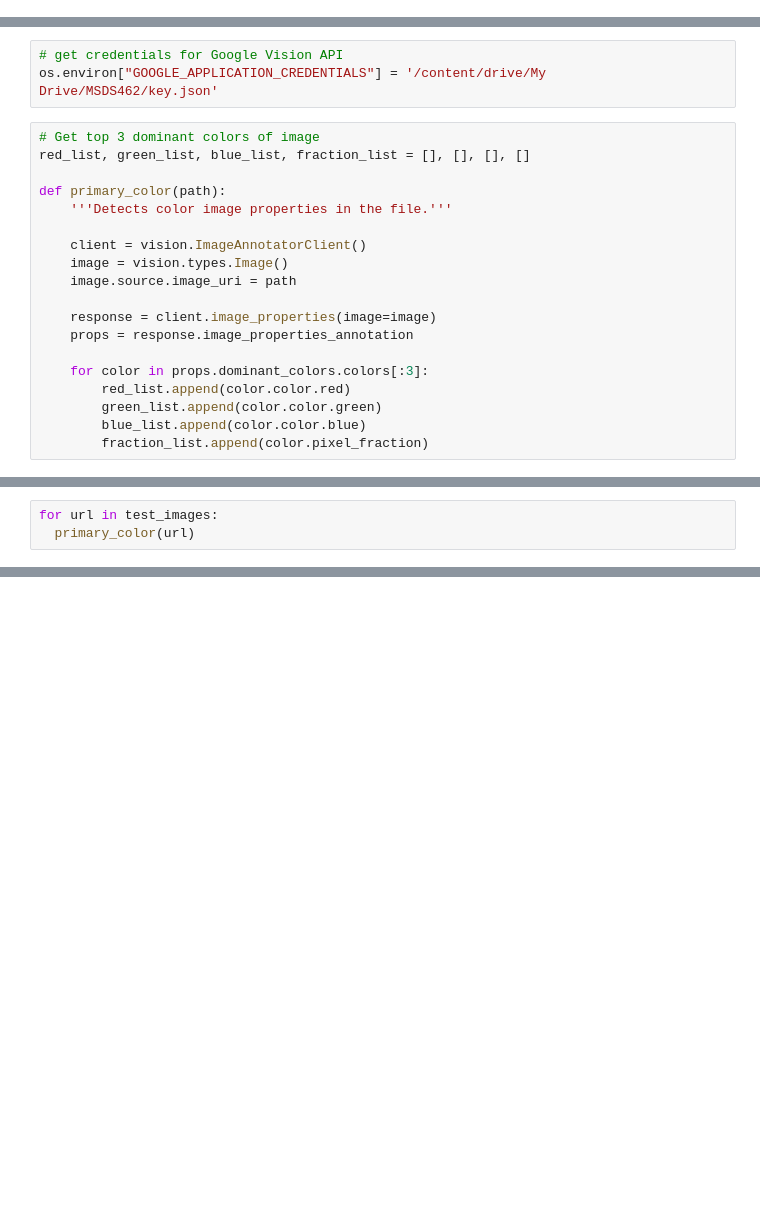
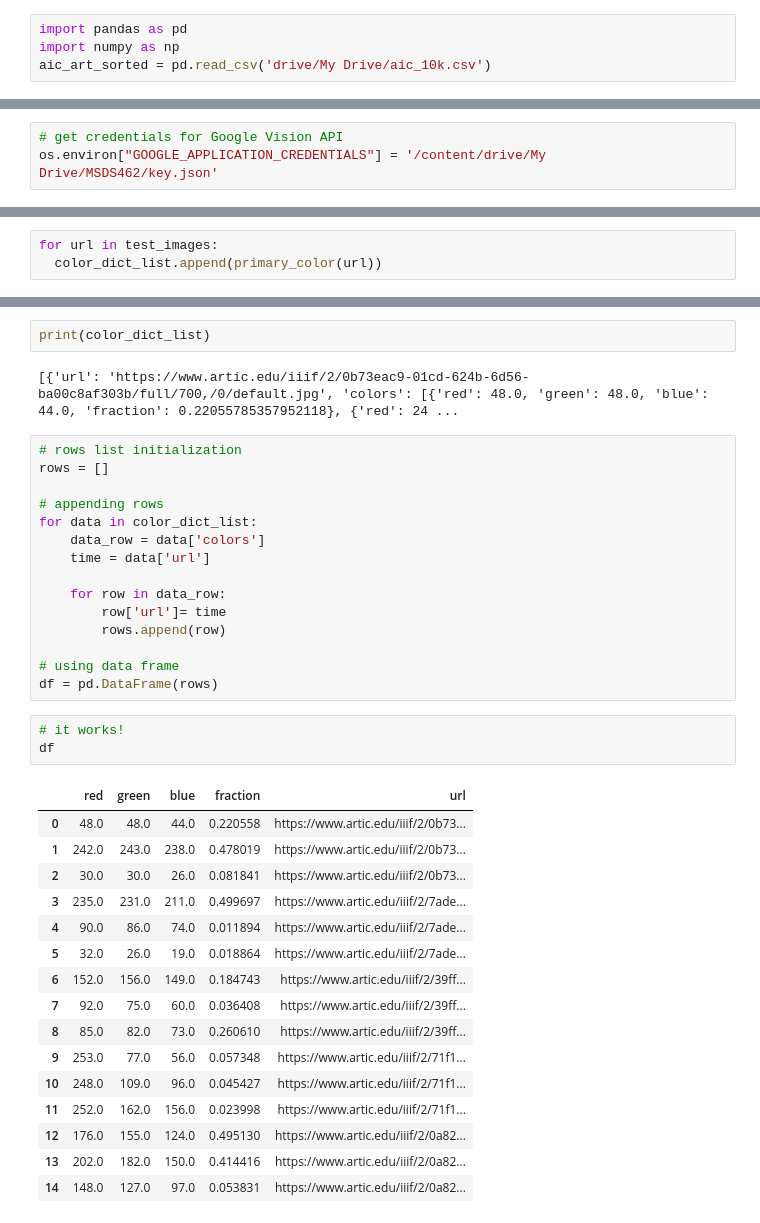
Before and after one commit to mrutherfoord/AIC-Photo-Match, a Jupyter notebook: AIC_Project.ipynb, the cells around one changed output, grey strips where cells are left out. Drawn from its saved outputs; the diff is of its cells as text; blank space fills up the shorter version.

```diff
--- a/AIC_Project.ipynb
+++ b/AIC_Project.ipynb
@@ -805,6 +814,10 @@ aic_art_sorted.to_csv('aic_10k.csv', index=None)
 # %% [markdown]
 # Rewriting Google API Color Program
 I need to make it easier to keep track of which colors belong to which painting.
+# %%
+import pandas as pd
+import numpy as np
+aic_art_sorted = pd.read_csv('drive/My Drive/aic_10k.csv')
 # %%
 # install Google Cloud Vision
 !pip install google-cloud-vision -q gwpy
@@ -817,22 +830,3 @@ import io
 # %%
 # get credentials for Google Vision API
 os.environ["GOOGLE_APPLICATION_CREDENTIALS"] = '/content/drive/My Drive/MSDS462/key.json'
-# %%
-# Get top 3 dominant colors of image
-red_list, green_list, blue_list, fraction_list = [], [], [], []
-
-def primary_color(path):
-    '''Detects color image properties in the file.'''
-
-    client = vision.ImageAnnotatorClient()
-    image = vision.types.Image()
-    image.source.image_uri = path
-
-    response = client.image_properties(image=image)
-    props = response.image_properties_annotation
-
-    for color in props.dominant_colors.colors[:3]:
-        red_list.append(color.color.red)
-        green_list.append(color.color.green)
-        blue_list.append(color.color.blue)
-        fraction_list.append(color.pixel_fraction)
@@ -843,4 +891,4 @@ print(test_images)
 ['https://www.artic.edu/iiif/2/0b73eac9-01cd-624b-6d56-ba00c8af303b/full/700,/0/default.jpg', 'https://www.artic.edu/iiif/2/7ade50d8-fe0e-edda-5610-f3aca1c779aa/full/700,/0/default.jpg', 'https://www. ...
 # %%
 for url in test_images:
-  primary_color(url)
+  color_dict_list.append(primary_color(url))
@@ -855,0 +895,39 @@ test_df
+# %%
+print(color_dict_list)
+# %% [output]
+[{'url': 'https://www.artic.edu/iiif/2/0b73eac9-01cd-624b-6d56-ba00c8af303b/full/700,/0/default.jpg', 'colors': [{'red': 48.0, 'green': 48.0, 'blue': 44.0, 'fraction': 0.22055785357952118}, {'red': 24 ...
+# %%
+# rows list initialization
+rows = []
+
+# appending rows
+for data in color_dict_list:
+    data_row = data['colors']
+    time = data['url']
+
+    for row in data_row:
+        row['url']= time
+        rows.append(row)
+
+# using data frame
+df = pd.DataFrame(rows)
+# %%
+# it works!
+df
+# %% [output]
+|  | red | green | blue | fraction | url |
+| 0 | 48.0 | 48.0 | 44.0 | 0.220558 | https://www.artic.edu/iiif/2/0b73... |
+| 1 | 242.0 | 243.0 | 238.0 | 0.478019 | https://www.artic.edu/iiif/2/0b73... |
+| 2 | 30.0 | 30.0 | 26.0 | 0.081841 | https://www.artic.edu/iiif/2/0b73... |
+| 3 | 235.0 | 231.0 | 211.0 | 0.499697 | https://www.artic.edu/iiif/2/7ade... |
+| 4 | 90.0 | 86.0 | 74.0 | 0.011894 | https://www.artic.edu/iiif/2/7ade... |
+| 5 | 32.0 | 26.0 | 19.0 | 0.018864 | https://www.artic.edu/iiif/2/7ade... |
+| 6 | 152.0 | 156.0 | 149.0 | 0.184743 | https://www.artic.edu/iiif/2/39ff... |
+| 7 | 92.0 | 75.0 | 60.0 | 0.036408 | https://www.artic.edu/iiif/2/39ff... |
+| 8 | 85.0 | 82.0 | 73.0 | 0.260610 | https://www.artic.edu/iiif/2/39ff... |
+| 9 | 253.0 | 77.0 | 56.0 | 0.057348 | https://www.artic.edu/iiif/2/71f1... |
+| 10 | 248.0 | 109.0 | 96.0 | 0.045427 | https://www.artic.edu/iiif/2/71f1... |
+| 11 | 252.0 | 162.0 | 156.0 | 0.023998 | https://www.artic.edu/iiif/2/71f1... |
+| 12 | 176.0 | 155.0 | 124.0 | 0.495130 | https://www.artic.edu/iiif/2/0a82... |
+| 13 | 202.0 | 182.0 | 150.0 | 0.414416 | https://www.artic.edu/iiif/2/0a82... |
+| 14 | 148.0 | 127.0 | 97.0 | 0.053831 | https://www.artic.edu/iiif/2/0a82... |
```
Also changed, not shown: parts of 52 cells of this notebook.
